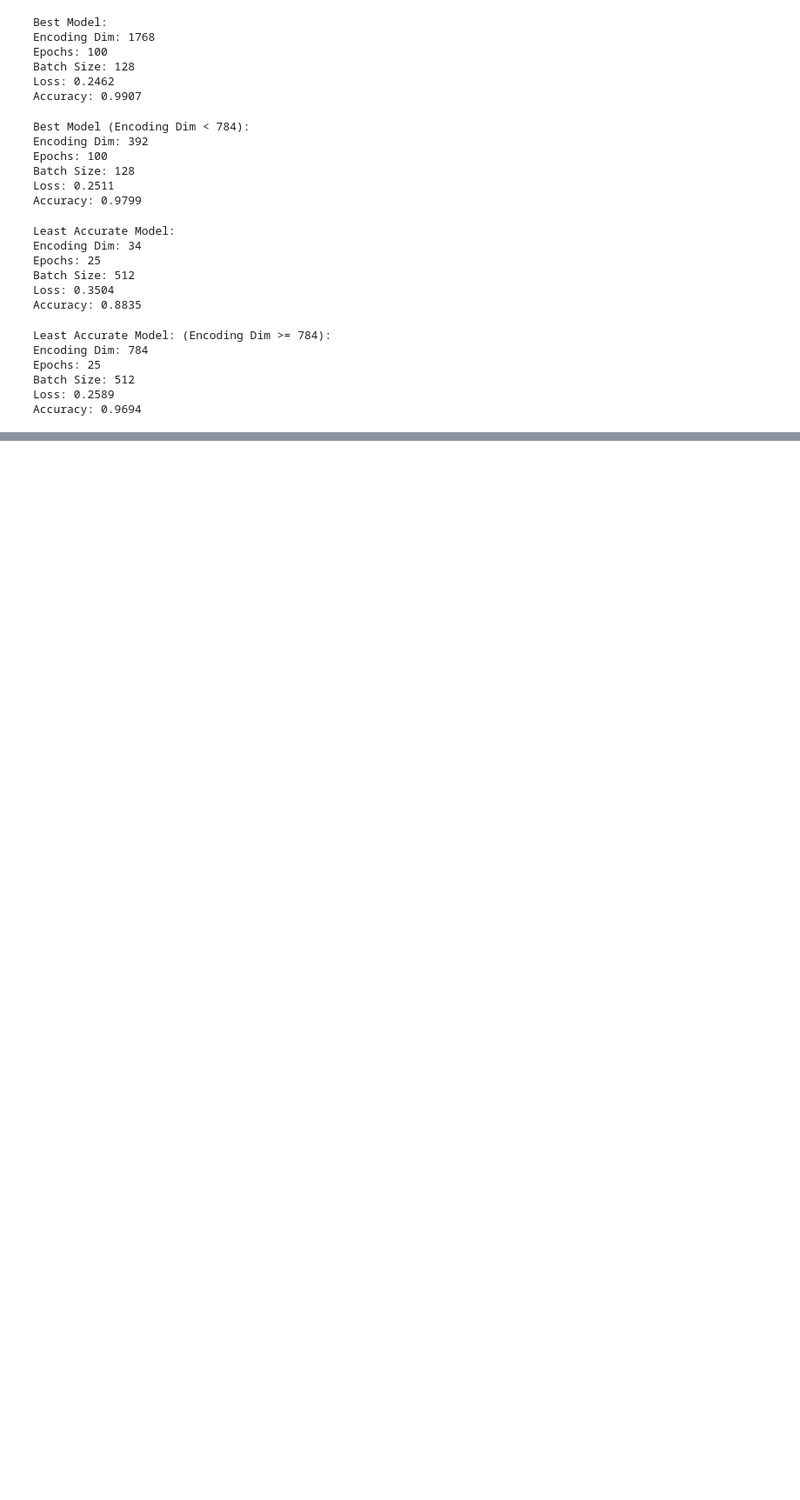
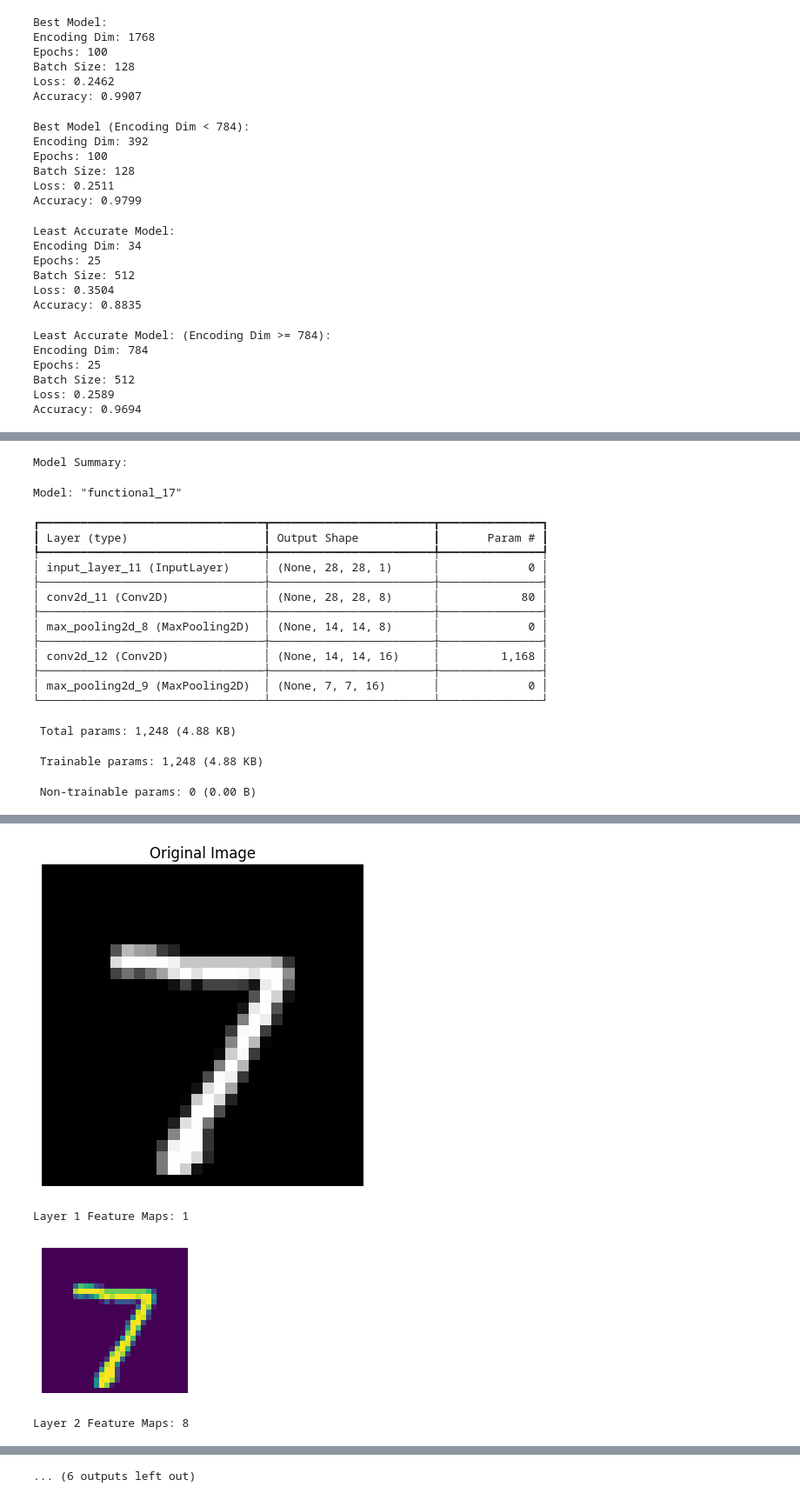
Before and after one commit to KeerthanaSistla/Sem6DeepLearning, a Jupyter notebook: DeepLearningSem6.ipynb, the cells around one changed output, grey strips where cells are left out. Shown at 87% size. Saved outputs shown, nothing was run; the diff lists cells and outputs as text; code cells hidden in the pictures; blank space fills up the shorter version.

```diff
--- a/DeepLearningSem6.ipynb
+++ b/DeepLearningSem6.ipynb
@@ -4580,0 +4585,68 @@ Accuracy: 0.9694
+# %%
+import numpy as np
+import matplotlib.pyplot as plt
+from tensorflow.keras import models, layers, Input
+from tensorflow.keras.datasets import mnist
+
+# Load dataset
+(x_train, _), (x_test, _) = mnist.load_data()
+x_test = x_test.astype('float32') / 255.
+x_test = x_test.reshape(-1, 28, 28, 1)
+
+# ✅ Explicit Input
+input_layer = Input(shape=(28,28,1))
+
+x = layers.Conv2D(8, (3,3), activation='relu', padding='same')(input_layer)
+x = layers.MaxPooling2D((2,2), padding='same')(x)
+x = layers.Conv2D(16, (3,3), activation='relu', padding='same')(x)
+x = layers.MaxPooling2D((2,2), padding='same')(x)
+
+model = models.Model(inputs=input_layer, outputs=x)
+
+print("\nModel Summary:")
+model.summary()
+
+# Intermediate outputs
+layer_outputs = [layer.output for layer in model.layers]
+activation_model = models.Model(inputs=model.input, outputs=layer_outputs)
+
+# Get activations
+activations = activation_model.predict(x_test[:1])
+
+# Show original image
+plt.imshow(x_test[0].reshape(28,28), cmap='gray')
+plt.title("Original Image")
+plt.axis('off')
+plt.show()
+
+# Plot feature maps
+for i, layer_activation in enumerate(activations):
+    if len(layer_activation.shape) == 4:
+        n_features = layer_activation.shape[-1]
+        print(f"\nLayer {i+1} Feature Maps: {n_features}")
+
+        plt.figure(figsize=(10,10))
+        for j in range(min(n_features,16)):
+            plt.subplot(4,4,j+1)
+            plt.imshow(layer_activation[0,:,:,j], cmap='viridis')
+            plt.axis('off')
+        plt.show()
+# %% [output]
+Model Summary:
+Model: "functional_17"
+┏━━━━━━━━━━━━━━━━━━━━━━━━━━━━━━━━━┳━━━━━━━━━━━━━━━━━━━━━━━━┳━━━━━━━━━━━━━━━┓
+┃ Layer (type)                    ┃ Output Shape           ┃       Param # ┃
+┡━━━━━━━━━━━━━━━━━━━━━━━━━━━━━━━━━╇━━━━━━━━━━━━━━━━━━━━━━━━╇━━━━━━━━━━━━━━━┩
+│ input_layer_11 (InputLayer)     │ (None, 28, 28, 1)      │             0 │
+├─────────────────────────────────┼────────────────────────┼───────────────┤
+│ conv2d_11 (Conv2D)              │ (None, 28, 28, 8)      │            80 │
+├─────────────────────────────────┼────────────────────────┼───────────────┤
+│ max_pooling2d_8 (MaxPooling2D)  │ (None, 14, 14, 8)      │             0 │
+├─────────────────────────────────┼────────────────────────┼───────────────┤
+│ conv2d_12 (Conv2D)              │ (None, 14, 14, 16)     │         1,168 │
+├─────────────────────────────────┼────────────────────────┼───────────────┤
+│ max_pooling2d_9 (MaxPooling2D)  │ (None, 7, 7, 16)       │             0 │
+└─────────────────────────────────┴────────────────────────┴───────────────┘
+ Total params: 1,248 (4.88 KB)
+ Trainable params: 1,248 (4.88 KB)
+ Non-trainable params: 0 (0.00 B)
@@ -4580,0 +4654,4 @@ Accuracy: 0.9694
+[figure, added]
+Layer 1 Feature Maps: 1
+[figure, added]
+Layer 2 Feature Maps: 8
@@ -4580,0 +4659 @@ Accuracy: 0.9694
+... (6 outputs left out)
```
Also changed, not shown: parts of 24 cells of this notebook.
